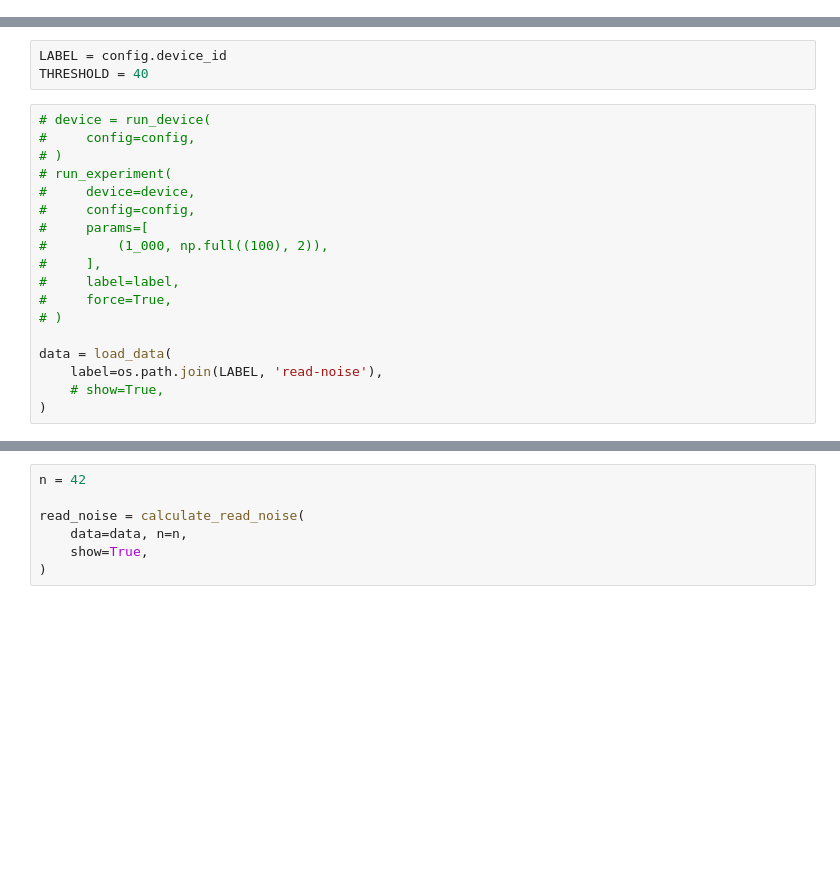
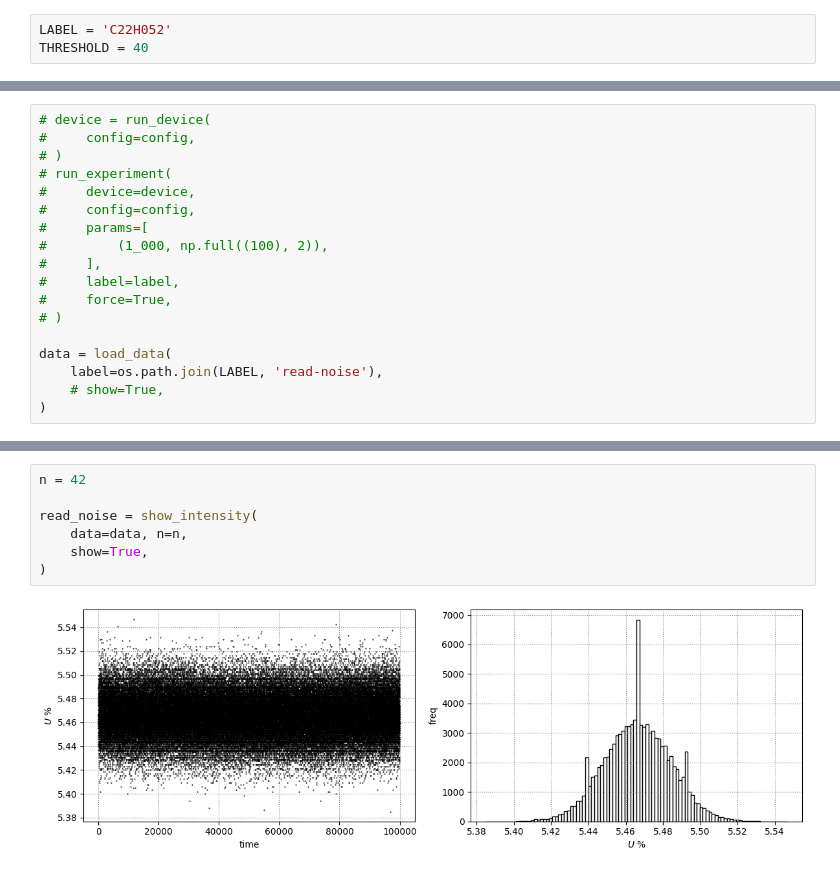
Before and after one commit to Exinker/detector-testing-system, a Jupyter notebook: app (read-noise).ipynb, the cells around one changed output, grey strips where cells are left out. Drawn from its saved outputs; the diff is of its cells as text; blank space fills up the shorter version.

```diff
--- a/app (read-noise).ipynb
+++ b/app (read-noise).ipynb
@@ -10 +11,4 @@ from detector_testing_system.experiment import ExperimentConfig, run_experiment
+# %%
+LABEL = 'C22H052'
+THRESHOLD = 40
 # %%
@@ -14,6 +18,3 @@ config = ExperimentConfig.from_ini(
-# %%
-LABEL = config.device_id
-THRESHOLD = 40
 # %%
 # device = run_device(
 #     config=config,
@@ -45,7 +50,9 @@ relative_read_noise = research_relative_read_noise(
 # %%
 n = 42
 
-read_noise = calculate_read_noise(
+read_noise = show_intensity(
     data=data, n=n,
     show=True,
 )
+# %% [output]
+[figure, added]
```
Also changed, not shown: parts of 4 cells of this notebook, 13 other files.
